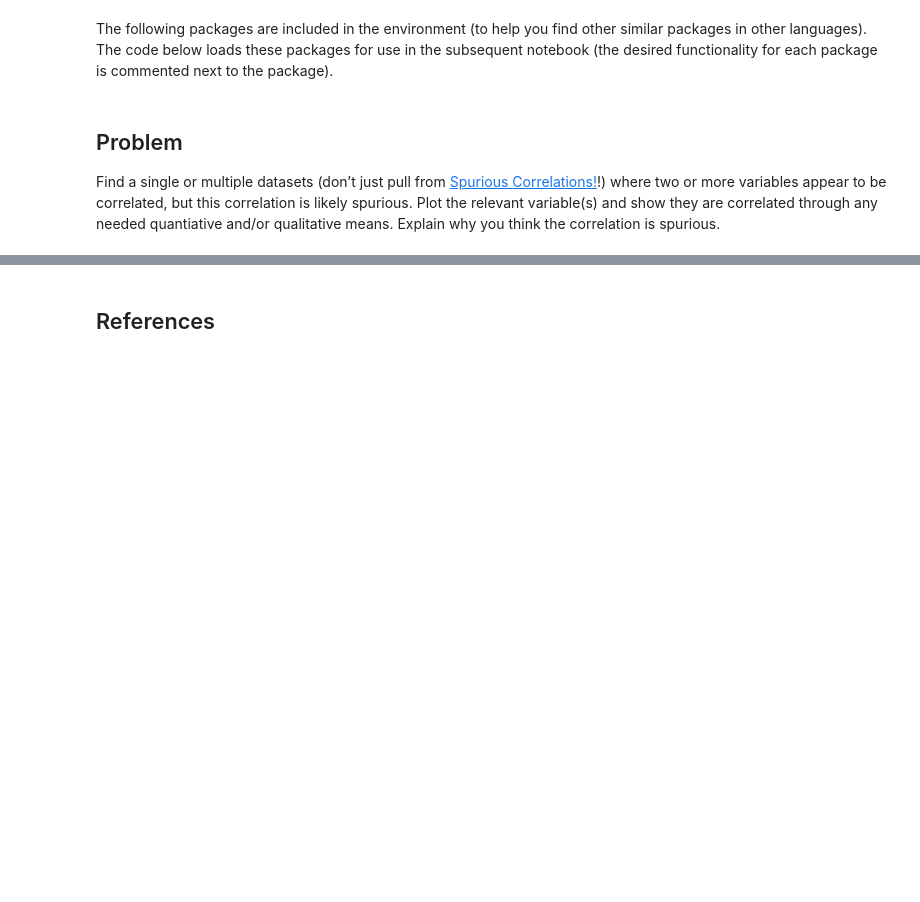
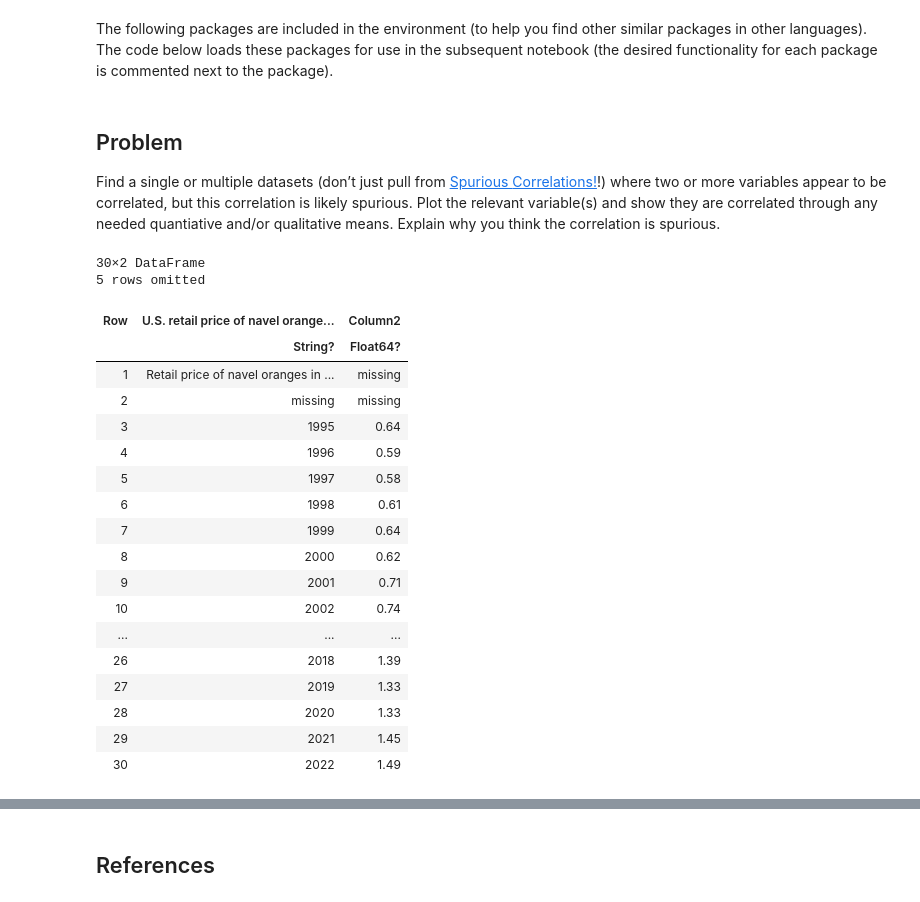
Before and after one commit to anthonynic28/ex_week03_BEE5850, a Jupyter notebook: ex03.ipynb, the cells around one changed output, grey strips where cells are left out. Cells and saved outputs as stored; diff of their text form; code cells hidden in the pictures; blank space fills up the shorter version.

```diff
--- a/ex03.ipynb
+++ b/ex03.ipynb
@@ -47,3 +49,26 @@ two or more variables appear to be correlated, but this correlation is
 likely spurious. Plot the relevant variable(s) and show they are
 correlated through any needed quantiative and/or qualitative means.
 Explain why you think the correlation is spurious.
+# %%
+oranges = CSV.read("statistic_id236882_us-retail-price-of-navel-oranges-1995-2022.csv", DataFrame)
+# %% [output]
+30×2 DataFrame
+5 rows omitted
+| Row | U.S. retail price of navel orange... | Column2 |
+|  | String? | Float64? |
+| 1 | Retail price of navel oranges in ... | missing |
+| 2 | missing | missing |
+| 3 | 1995 | 0.64 |
+| 4 | 1996 | 0.59 |
+| 5 | 1997 | 0.58 |
+| 6 | 1998 | 0.61 |
+| 7 | 1999 | 0.64 |
+| 8 | 2000 | 0.62 |
+| 9 | 2001 | 0.71 |
+| 10 | 2002 | 0.74 |
+| ... | ... | ... |
+| 26 | 2018 | 1.39 |
+| 27 | 2019 | 1.33 |
+| 28 | 2020 | 1.33 |
+| 29 | 2021 | 1.45 |
+| 30 | 2022 | 1.49 |
```
Also changed, not shown: parts of 6 cells of this notebook.
